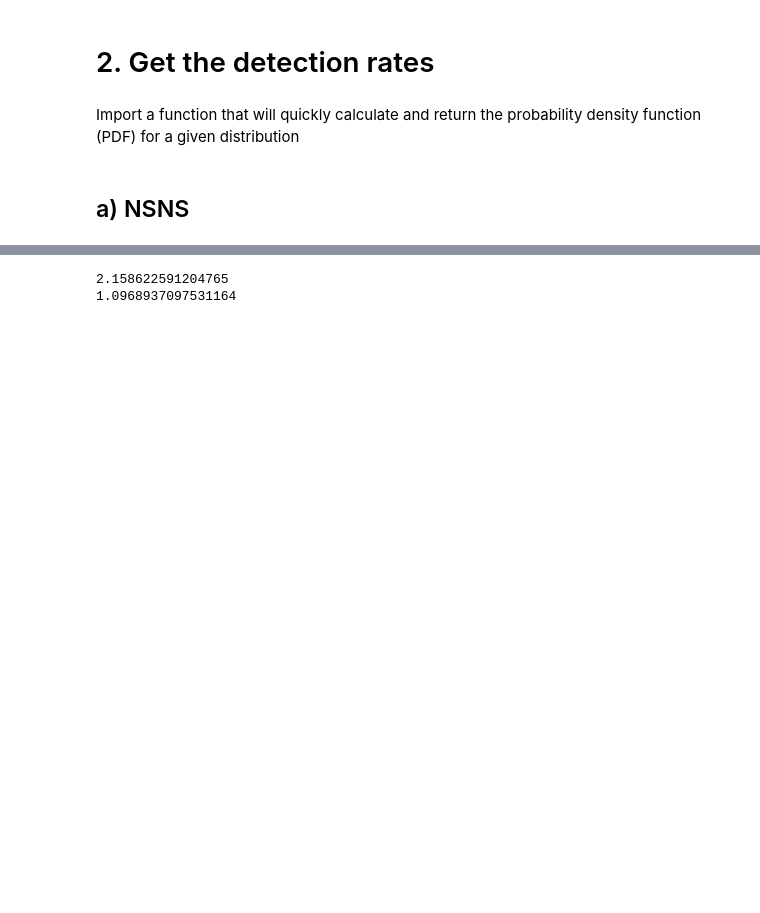
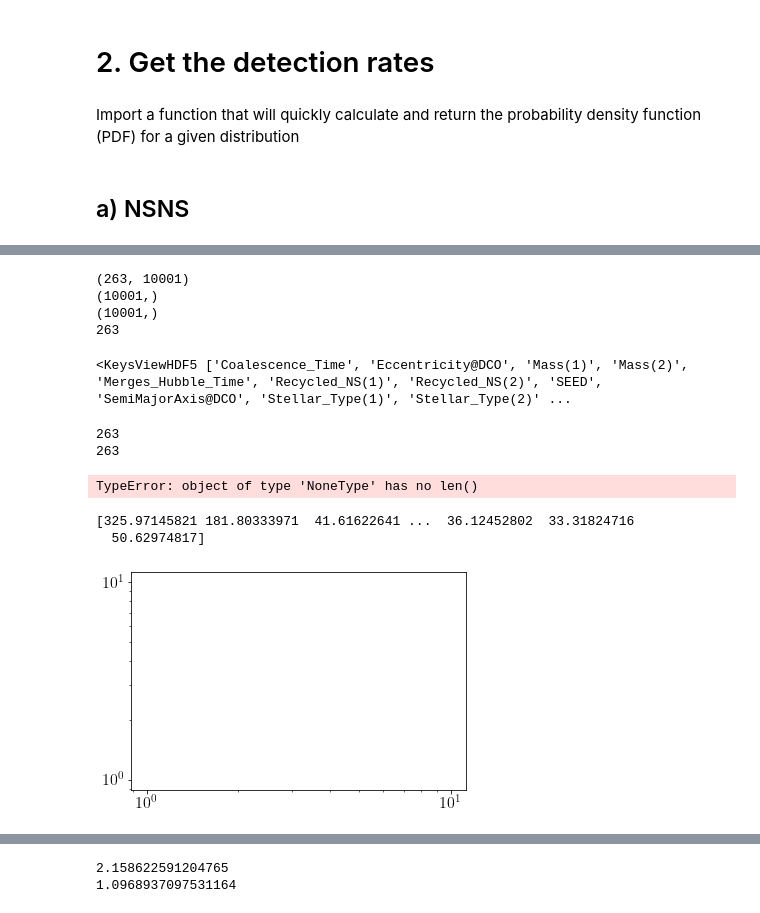
Before and after one commit to Adam-Boesky/Exploring_Parameter_Space, a Jupyter notebook: Data_Analysis/alpha_CE_beta.ipynb, the cells around one changed output, grey strips where cells are left out. Drawn from its saved outputs; the diff is of its cells as text; code cells hidden in the pictures; blank space fills up the shorter version.

```diff
--- a/Data_Analysis/alpha_CE_beta.ipynb
+++ b/Data_Analysis/alpha_CE_beta.ipynb
@@ -341,3 +342,51 @@ for alpha_index, alpha_val in enumerate(alpha_vals):
         # and across redshifts
         bns_cumulative_detection_rates[alpha_val][beta_val] = np.cumsum(bns_total_detection_rates[alpha_val][beta_val])
         bns_detection_rates_by_binary[alpha_val][beta_val] = np.sum(bns_detection_rates[alpha_val][beta_val], axis=1)
+# %%
+print(np.array(bns_formation_rates['0.1']['0.25']).shape)
+print(np.array(bns_total_formation_rates['0.1']['0.25']).shape)
+print(np.array(bns_redshifts['0.1']['0.25']).shape)
+
+dcos = h5.File(condensed_paths['0.1']['0.25'])['BSE_Double_Compact_Objects']
+stype1 = dcos['Stellar_Type(1)'][...].squeeze()
+stype2 = dcos['Stellar_Type(2)'][...].squeeze()
+h_time = dcos['Merges_Hubble_Time'][...].squeeze()
+merging_bns_mask = np.logical_and.reduce((stype1 == 13, stype2 == 13, h_time == 1))
+
+print(len(dcos['SEED'][merging_bns_mask]))
+# print(h5.File(condensed_paths['0.1']['0.25'])['BSE_Double_Compact_Objects'])
+# %% [output]
+(263, 10001)
+(10001,)
+(10001,)
+263
+# %%
+f_h5 = h5.File(condensed_paths['0.1']['0.25'])
+f_h5['BSE_Double_Compact_Objects'].keys()
+# %% [output]
+<KeysViewHDF5 ['Coalescence_Time', 'Eccentricity@DCO', 'Mass(1)', 'Mass(2)', 'Merges_Hubble_Time', 'Recycled_NS(1)', 'Recycled_NS(2)', 'SEED', 'SemiMajorAxis@DCO', 'Stellar_Type(1)', 'Stellar_Type(2)' ...
+# %%
+compas_test = data['0.1']['0.25']
+
+compas_test.setCOMPASDCOmask(types='BNS', withinHubbleTime=True, pessimistic=True)
+compas_test.setCOMPASData()
+metallicities = compas_test.metallicitySystems
+seeds = compas_test.seedsDCO[compas_test.Hubble==True]
+
+print(len(metallicities))
+print(len(seeds))
+print(len(weights))
+# %% [output]
+263
+263
+TypeError: object of type 'NoneType' has no len()
+# %%
+plt.xscale('log')
+plt.yscale('log')
+compas_data.setGridAndMassEvolved()
+print(compas_data.totalMassEvolvedPerZ)
+# plt.plot(metallicities, compas_data.totalMassEvolvedPerZ)
+# %% [output]
+[325.97145821 181.80333971  41.61622641 ...  36.12452802  33.31824716
+  50.62974817]
+[figure, added]
```
Also changed, not shown: parts of 19 cells of this notebook, 3 other files.
